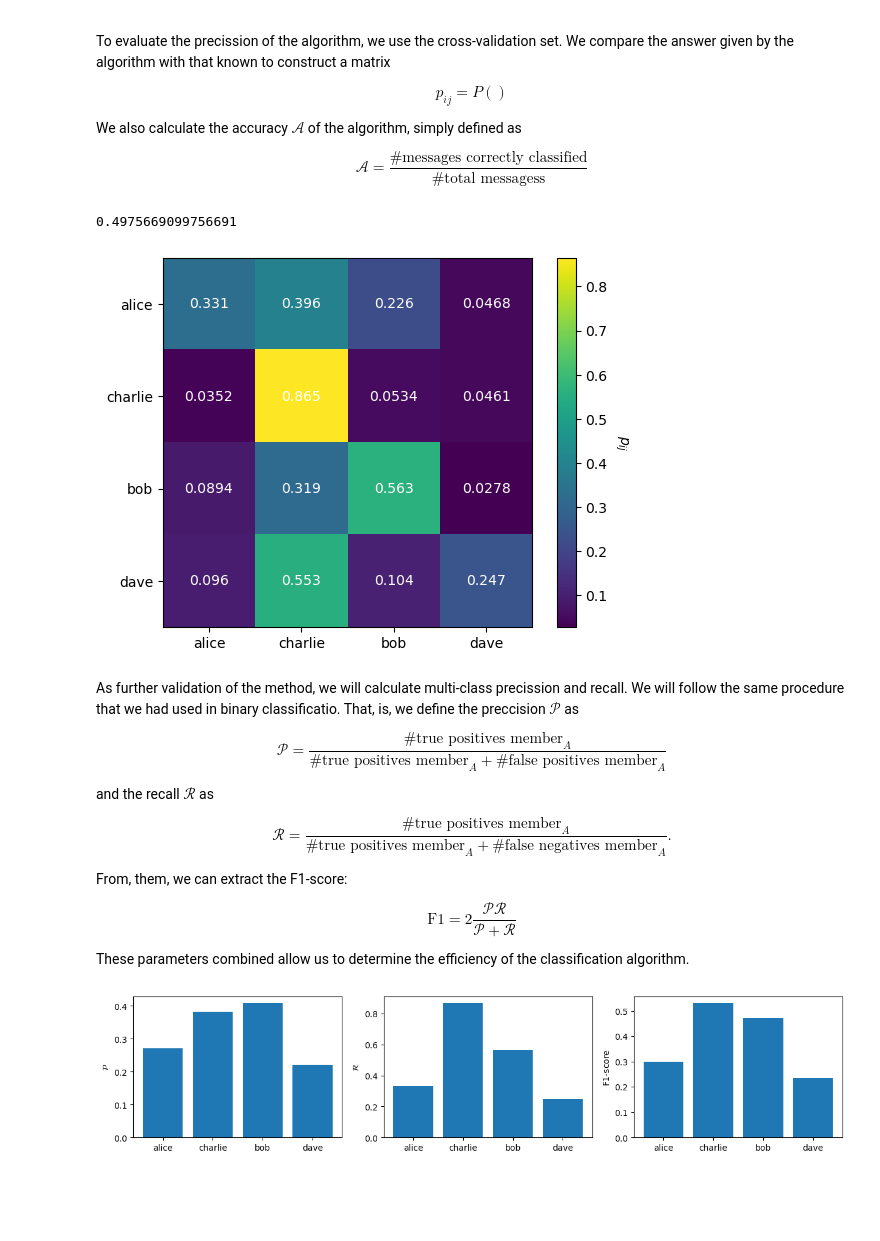
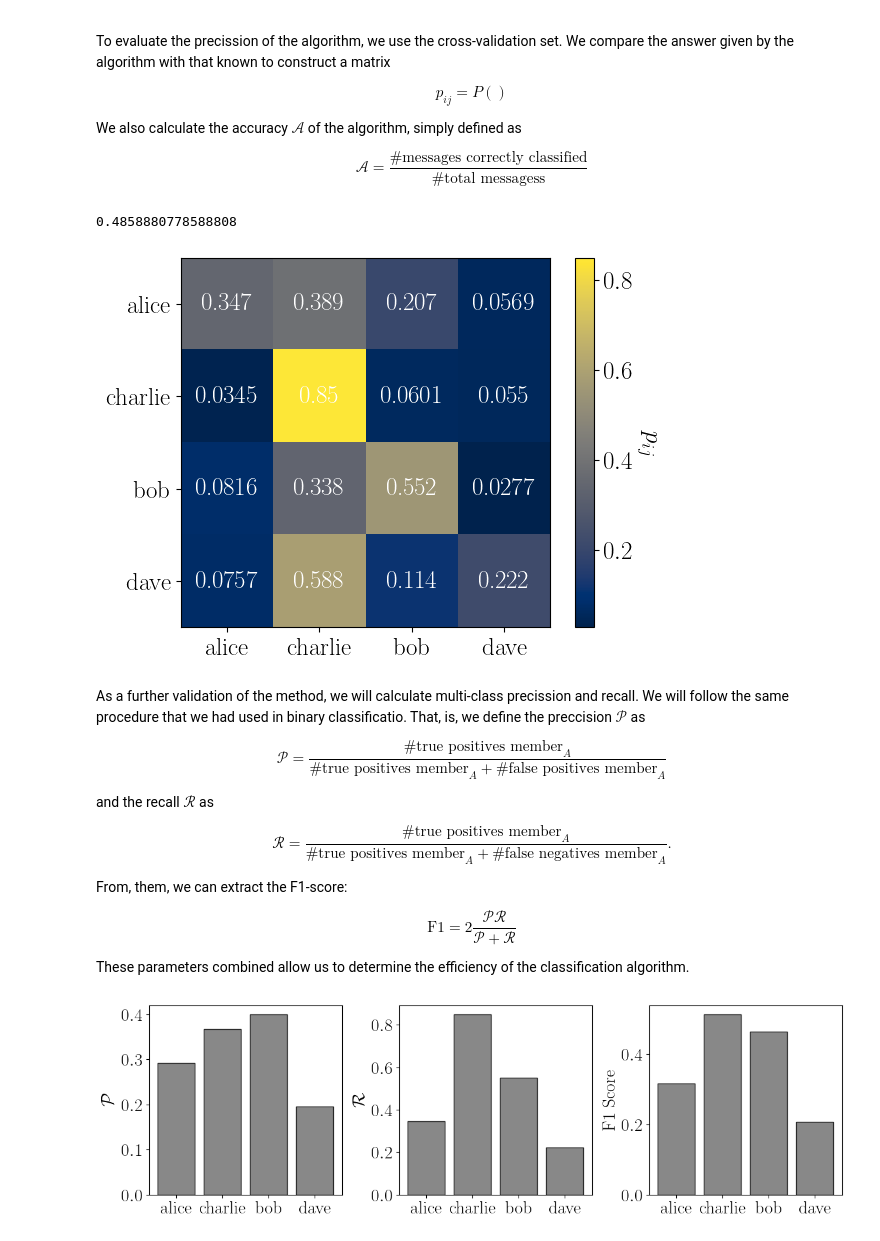
Before and after one commit to pastranacl/naive_bayes_whatsapp_group, a Jupyter notebook: naive_bayes_whatsapp_analysis.ipynb, the cells around one changed output. Drawn from its saved outputs; the diff is of its cells as text; code cells hidden in the pictures; blank space fills up the shorter version.

Commit message:
Codes to have nice figures; some documentation

```diff
--- a/naive_bayes_whatsapp_analysis.ipynb
+++ b/naive_bayes_whatsapp_analysis.ipynb
@@ -276,8 +280,6 @@ def evaluate_cross_validation(messages_xval, members_msg_xval, members, num_mess
     """
     n_members = len(members)
 
-    accuracy = 0
-
     # Create classifciation matrix
     classification_dict_matrix = {}
     for member in members:
@@ -292,6 +294,8 @@ def evaluate_cross_validation(messages_xval, members_msg_xval, members, num_mess
 
         classification_dict_matrix[member][most_likely_member] +=1
 
+    # Calculate the Accuracy
+    accuracy = 0
     for member in members:
         accuracy +=  classification_dict_matrix[member][member]
     accuracy /= len(members_msg_xval)
@@ -316,10 +320,16 @@ def evaluate_cross_validation(messages_xval, members_msg_xval, members, num_mess
                 classification_matrix[i][j] = classification_dict_matrix[members[i]][members[j]]
 
         # Ploting funcitons
-        import matplotlib.pyplot as plt
+        font = {'family' : 'serif',
+                'weight' : 'normal',
+                'size'   : 18}
 
+        plt.rc('text', usetex=True)
+        plt.rc('font', **font)
         fig, ax = plt.subplots()
-        im = ax.imshow(classification_matrix)
+
+
+        im = ax.imshow(classification_matrix, cmap='cividis')
 
         # Loop over data dimensions and create text annotations.
         for i in range(n_members):
@@ -331,20 +341,20 @@ def evaluate_cross_validation(messages_xval, members_msg_xval, members, num_mess
         ax.set_yticks(np.arange(n_members), labels=members)
 
         #
-        cbar = ax.figure.colorbar(im, ax=ax,  cmap="YlGn")
+        cbar = ax.figure.colorbar(im, ax=ax)
         cbar.ax.set_ylabel(r"$p_{ij}$", rotation=-90, va="bottom")
 
 
     return accuracy, classification_dict_matrix
 
+
 accuracy, classification_dict_matrix = evaluate_cross_validation(messages_xval, members_msg_xval, members, num_messages_members, prob_message_members, word_dict_train)
-
 print(accuracy)
 # %% [output]
-0.4975669099756691
+0.4858880778588808
-[figure, old version]
+[figure, new version]
 # %% [markdown]
-As further validation of the method, we will calculate multi-class precission and recall. We will follow the same procedure that we had used in binary classificatio. That, is, we define the preccision $\mathcal{P}$ as
+As a further validation of the method, we will calculate multi-class precission and recall. We will follow the same procedure that we had used in binary classificatio. That, is, we define the preccision $\mathcal{P}$ as
 
 $$ \mathcal{P} = \frac{\# \text{true positives member}_A}{\# \text{true positives member}_A + \# \text{false positives member}_A} $$
 
@@ -360,7 +370,12 @@ These parameters combined allow us to determine the efficiency of the classifica
 # %%
 def calc_precission_recall(classification_dict_matrix, members, plot_prf=True):
     """
+        Calculate precission, recall and the F1 Score
 
+        Parameters:
+
+
+        Output:
 
     """
     n_member = len(members)
@@ -372,9 +387,8 @@ def calc_precission_recall(classification_dict_matrix, members, plot_prf=True):
     for member in members:
         true_positives = classification_dict_matrix[member][member]
 
-        # Calculate all positives
+        # Calculate all positives and precission
         all_positives = 0
-
         for i in members:
             for j in members:
                 if i==member or j==member:
@@ -382,40 +396,47 @@ def calc_precission_recall(classification_dict_matrix, members, plot_prf=True):
 
         precission_dict[member] = true_positives/all_positives
 
 
-        # Calculate false negatives
+        # Calculate false negatives and recall
         false_negatives = 0
         for m in members:
             if m != member:
                 false_negatives += classification_dict_matrix[member][m]
 
         recall_dict[member] = true_positives/(true_positives + false_negatives)
 
 
         f1_score_dict[member] = 2*(recall_dict[member] * precission_dict[member] )/( precission_dict[member]  + recall_dict[member] )
 
     #Plot routines
     if plot_prf==True:
 
-
         precission = np.array([precission_dict[m] for m in members])
         recall = np.array([recall_dict[m] for m in members])
         f1 = np.array([f1_score_dict[m] for m in members])
 
-        import matplotlib.pyplot as plt
+        font = {'family' : 'serif',
+                'weight' : 'normal',
+                'size'   : 20}
 
-        fig, (ax_p, ax_r, ax_f1) = plt.subplots(1, 3, figsize=(15, 3))
+        plt.rc('text', usetex=True)
+        plt.rc('font', **font)
 
-        ax_p.bar(members, precission)
+        fig, (ax_p, ax_r, ax_f1) = plt.subplots(1, 3, figsize=(12, 4))
+        fig.tight_layout()
+
+        ax_p.bar(members, precission,  color='#888888',  edgecolor="#222222")
         ax_p.set_ylabel(r"$\mathcal{P}$")
 
-        ax_r.bar(members, recall)
+        ax_r.bar(members, recall,  color='#888888',  edgecolor="#222222")
         ax_r.set_ylabel(r"$\mathcal{R}$")
 
-        ax_f1.bar(members, f1)
-        ax_f1.set_ylabel(r"$\text{F1-score}$")
+        ax_f1.bar(members, f1,  color='#888888',  edgecolor="#222222")
+        ax_f1.set_ylabel(r"F1 Score")
 
 
-calc_precission_recall(classification_dict_matrix, members)
+    return precission_dict, recall_dict, f1_score_dict
+
+precission_dict, recall_dict, f1_score_dict = calc_precission_recall(classification_dict_matrix, members, plot_prf=True)
 # %% [output]
-[figure, old version]
+[figure, new version]
```
Also changed, not shown: parts of 2 cells of this notebook.
